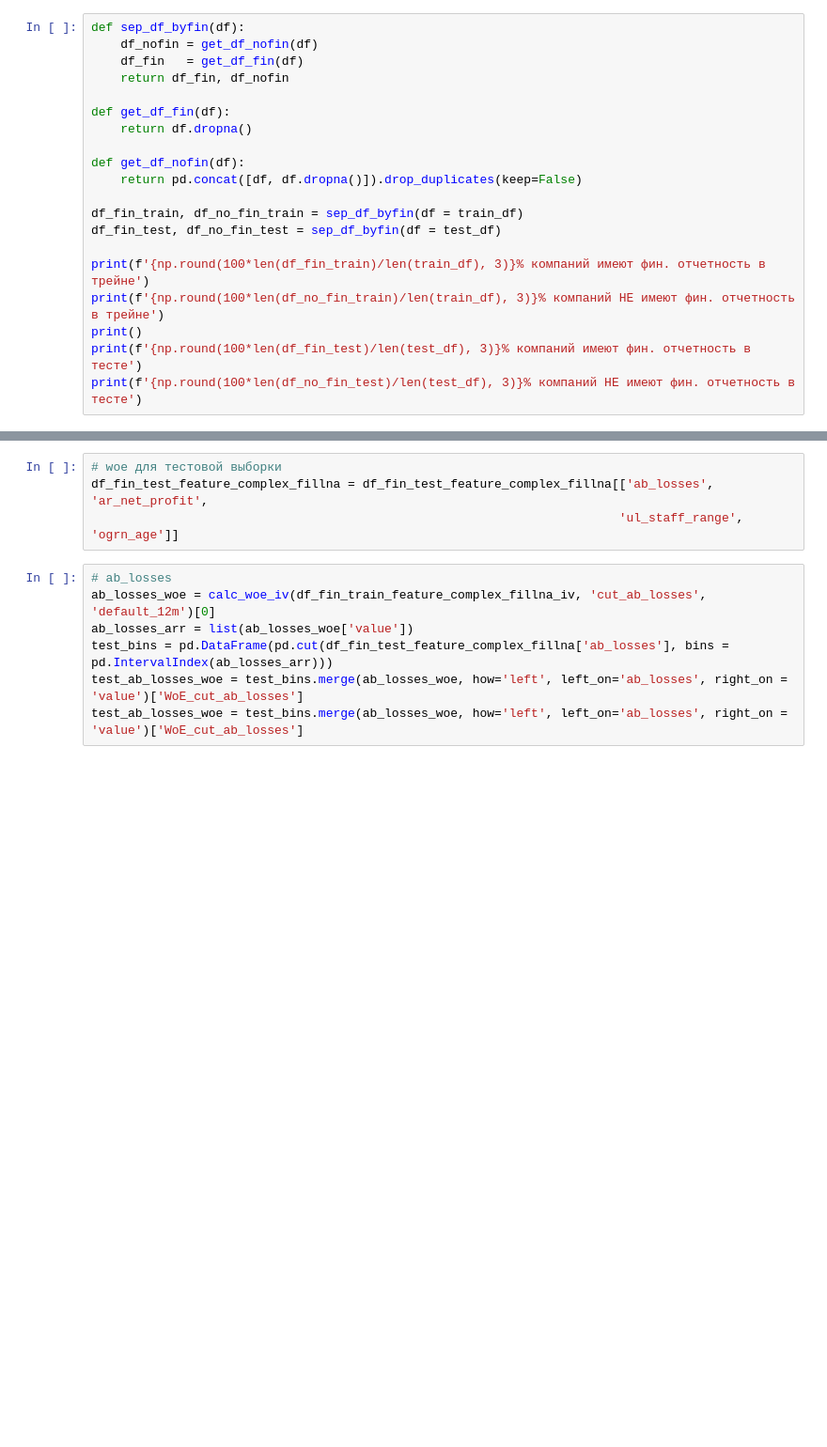
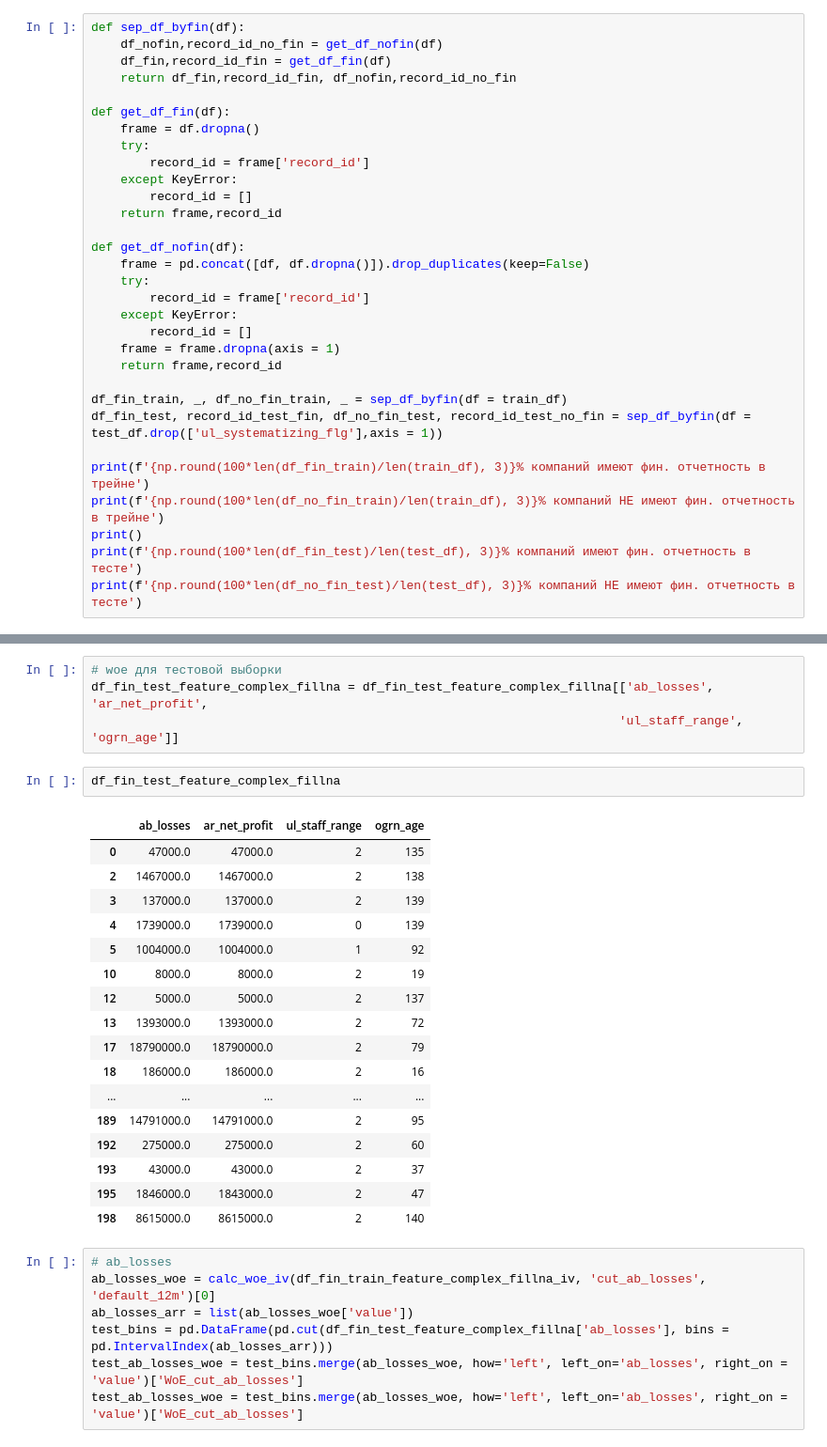
Before and after one commit to Stuksus/Hackaton_SBER, a Jupyter notebook: file_for_model_experiments.ipynb, the cells around one changed output, grey strips where cells are left out. Shown at 94% size. Cells and saved outputs as stored; diff of their text form; blank space fills up the shorter version.

```diff
--- a/file_for_model_experiments.ipynb
+++ b/file_for_model_experiments.ipynb
@@ -465,18 +466,29 @@ train_df['ar_revenue'].isnull().sum()
 Делим:
 # %%
 def sep_df_byfin(df):
-    df_nofin = get_df_nofin(df)
-    df_fin   = get_df_fin(df)
-    return df_fin, df_nofin
+    df_nofin,record_id_no_fin = get_df_nofin(df)
+    df_fin,record_id_fin = get_df_fin(df)
+    return df_fin,record_id_fin, df_nofin,record_id_no_fin
 
 def get_df_fin(df):
-    return df.dropna()
+    frame = df.dropna()
+    try:
+        record_id = frame['record_id']
+    except KeyError:
+        record_id = []
+    return frame,record_id
 
 def get_df_nofin(df):
-    return pd.concat([df, df.dropna()]).drop_duplicates(keep=False)
+    frame = pd.concat([df, df.dropna()]).drop_duplicates(keep=False)
+    try:
+        record_id = frame['record_id']
+    except KeyError:
+        record_id = []
+    frame = frame.dropna(axis = 1)
+    return frame,record_id
 
-df_fin_train, df_no_fin_train = sep_df_byfin(df = train_df)
-df_fin_test, df_no_fin_test = sep_df_byfin(df = test_df)
+df_fin_train, _, df_no_fin_train, _ = sep_df_byfin(df = train_df)
+df_fin_test, record_id_test_fin, df_no_fin_test, record_id_test_no_fin = sep_df_byfin(df = test_df.drop(['ul_systematizing_flg'],axis = 1))
 
 print(f'{np.round(100*len(df_fin_train)/len(train_df), 3)}% компаний имеют фин. отчетность в трейне')
 print(f'{np.round(100*len(df_no_fin_train)/len(train_df), 3)}% компаний НЕ имеют фин. отчетность в трейне')
@@ -1104,6 +1148,26 @@ df_fin_train_feature_complex_fillna_iv_fin
 # woe для тестовой выборки
 df_fin_test_feature_complex_fillna = df_fin_test_feature_complex_fillna[['ab_losses', 'ar_net_profit',
                                                                         'ul_staff_range', 'ogrn_age']]
+# %%
+df_fin_test_feature_complex_fillna
+# %% [output]
+|  | ab_losses | ar_net_profit | ul_staff_range | ogrn_age |
+| 0 | 47000.0 | 47000.0 | 2 | 135 |
+| 2 | 1467000.0 | 1467000.0 | 2 | 138 |
+| 3 | 137000.0 | 137000.0 | 2 | 139 |
+| 4 | 1739000.0 | 1739000.0 | 0 | 139 |
+| 5 | 1004000.0 | 1004000.0 | 1 | 92 |
+| 10 | 8000.0 | 8000.0 | 2 | 19 |
+| 12 | 5000.0 | 5000.0 | 2 | 137 |
+| 13 | 1393000.0 | 1393000.0 | 2 | 72 |
+| 17 | 18790000.0 | 18790000.0 | 2 | 79 |
+| 18 | 186000.0 | 186000.0 | 2 | 16 |
+| ... | ... | ... | ... | ... |
+| 189 | 14791000.0 | 14791000.0 | 2 | 95 |
+| 192 | 275000.0 | 275000.0 | 2 | 60 |
+| 193 | 43000.0 | 43000.0 | 2 | 37 |
+| 195 | 1846000.0 | 1843000.0 | 2 | 47 |
+| 198 | 8615000.0 | 8615000.0 | 2 | 140 |
 # %%
 # ab_losses
 ab_losses_woe = calc_woe_iv(df_fin_train_feature_complex_fillna_iv, 'cut_ab_losses', 'default_12m')[0]
```
Also changed, not shown: parts of 27 cells of this notebook.
